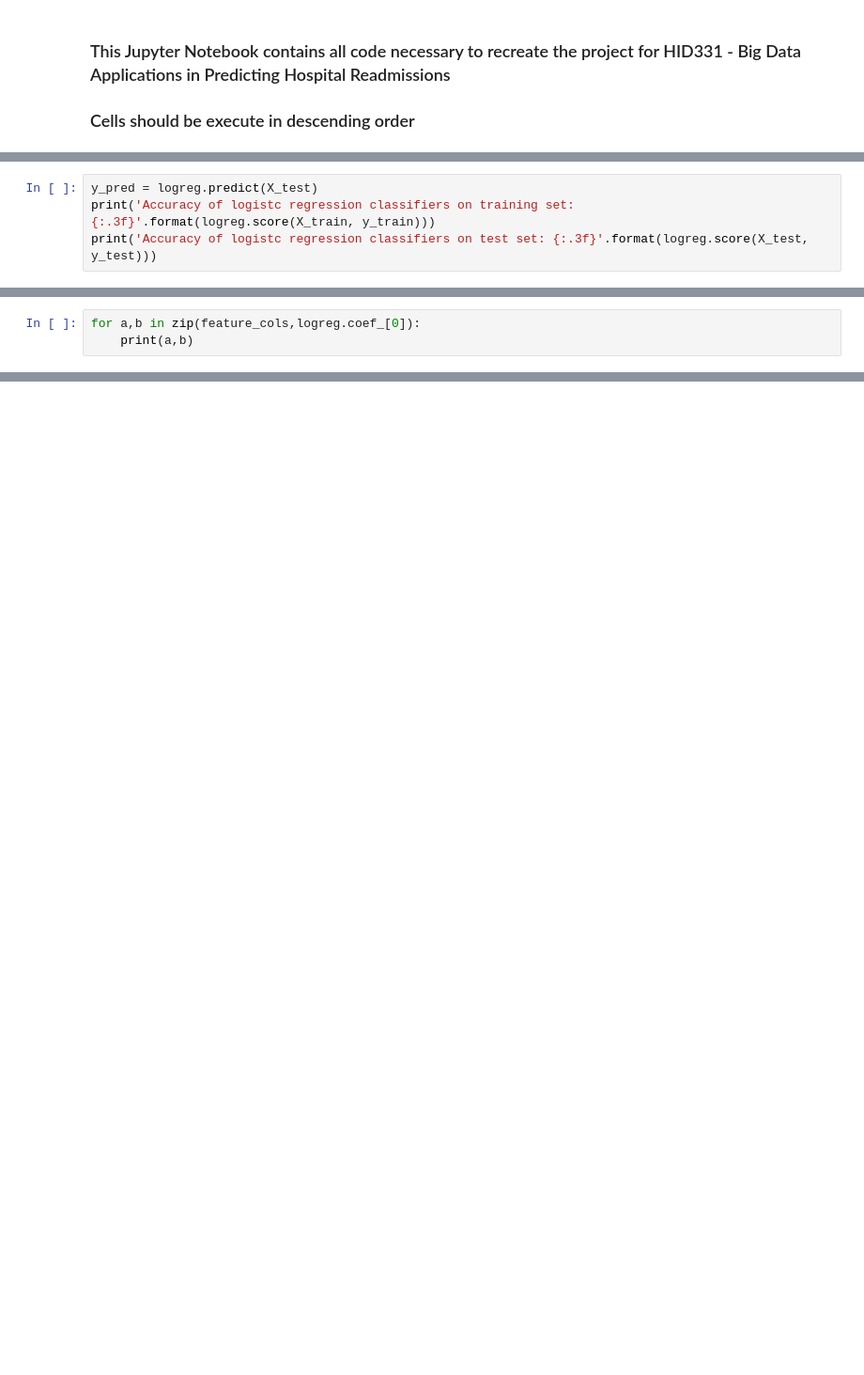
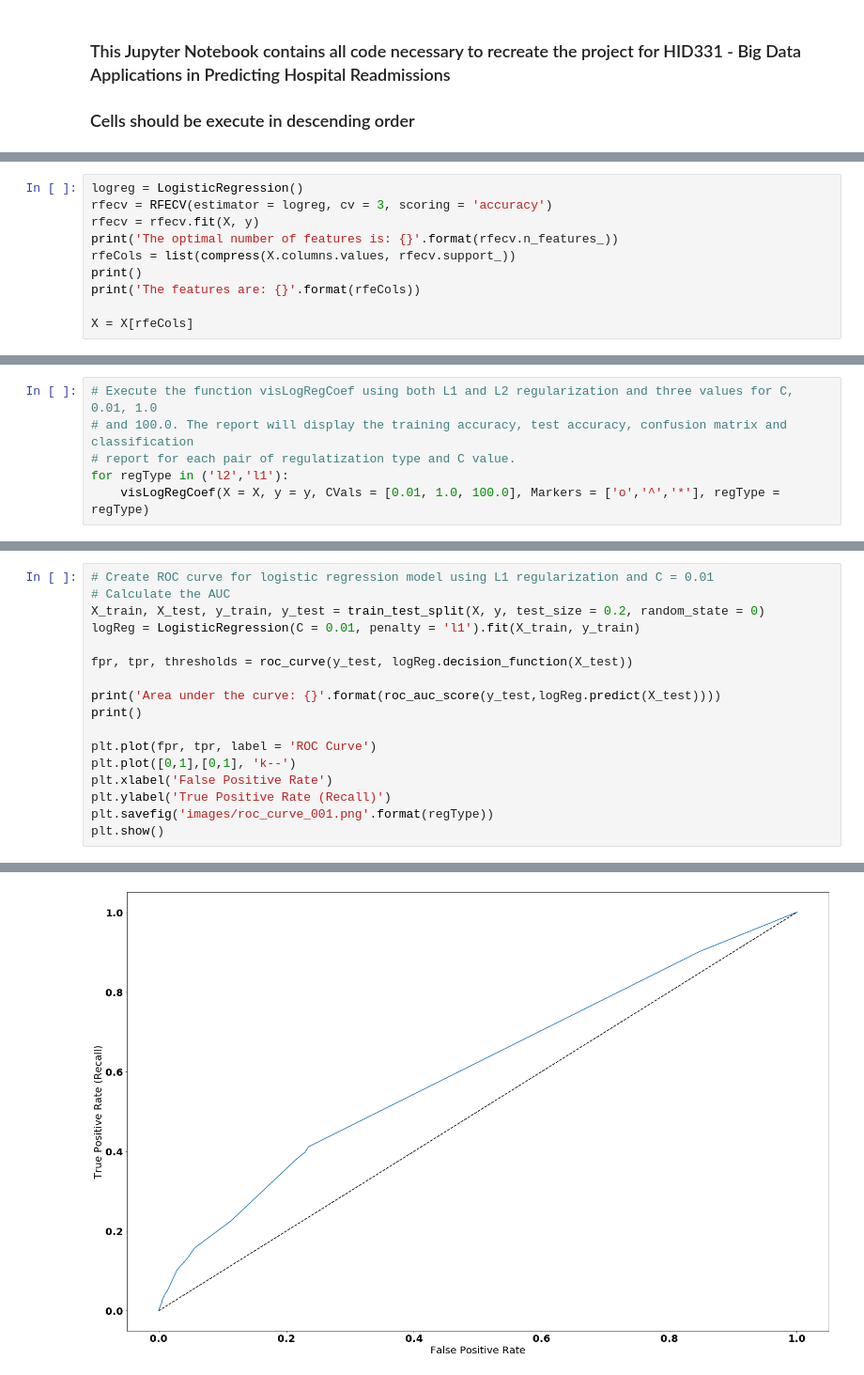
Before and after one commit to bigdata-i523/hid331, a Jupyter notebook: project/project.ipynb, the cells around one changed output, grey strips where cells are left out. Shown at 94% size. Cells and saved outputs as stored; diff of their text form; blank space fills up the shorter version.

```diff
--- a/project/project.ipynb
+++ b/project/project.ipynb
@@ -660,4 +4,0 @@ result.summary2()
-# %%
-y_pred = logreg.predict(X_test)
-print('Accuracy of logistc regression classifiers on training set: {:.3f}'.format(logreg.score(X_train, y_train)))
-print('Accuracy of logistc regression classifiers on test set: {:.3f}'.format(logreg.score(X_test, y_test)))
@@ -667,3 +4,0 @@ Accuracy of logistc regression classifiers on test set: 0.911
-# %%
-for a,b in zip(feature_cols,logreg.coef_[0]):
-    print(a,b)
@@ -733,0 +495,10 @@ Ref Codes 	Reference Codes
+# %%
+logreg = LogisticRegression()
+rfecv = RFECV(estimator = logreg, cv = 3, scoring = 'accuracy')
+rfecv = rfecv.fit(X, y)
+print('The optimal number of features is: {}'.format(rfecv.n_features_))
+rfeCols = list(compress(X.columns.values, rfecv.support_))
+print()
+print('The features are: {}'.format(rfeCols))
+
+X = X[rfeCols]
@@ -733,0 +546,6 @@ Ref Codes 	Reference Codes
+# %%
+# Execute the function visLogRegCoef using both L1 and L2 regularization and three values for C, 0.01, 1.0
+# and 100.0. The report will display the training accuracy, test accuracy, confusion matrix and classification
+# report for each pair of regulatization type and C value.
+for regType in ('l2','l1'):
+    visLogRegCoef(X = X, y = y, CVals = [0.01, 1.0, 100.0], Markers = ['o','^','*'], regType = regType)
@@ -733,0 +589,18 @@ Ref Codes 	Reference Codes
+# %%
+# Create ROC curve for logistic regression model using L1 regularization and C = 0.01
+# Calculate the AUC
+X_train, X_test, y_train, y_test = train_test_split(X, y, test_size = 0.2, random_state = 0)
+logReg = LogisticRegression(C = 0.01, penalty = 'l1').fit(X_train, y_train)
+
+fpr, tpr, thresholds = roc_curve(y_test, logReg.decision_function(X_test))
+
+print('Area under the curve: {}'.format(roc_auc_score(y_test,logReg.predict(X_test))))
+print()
+
+plt.plot(fpr, tpr, label = 'ROC Curve')
+plt.plot([0,1],[0,1], 'k--')
+plt.xlabel('False Positive Rate')
+plt.ylabel('True Positive Rate (Recall)')
+plt.savefig('images/roc_curve_001.png'.format(regType))
+plt.show()
+# %% [output]
@@ -733,0 +608 @@ Ref Codes 	Reference Codes
+[figure, added]
```
Also changed, not shown: parts of 50 cells of this notebook, 6 other files.
